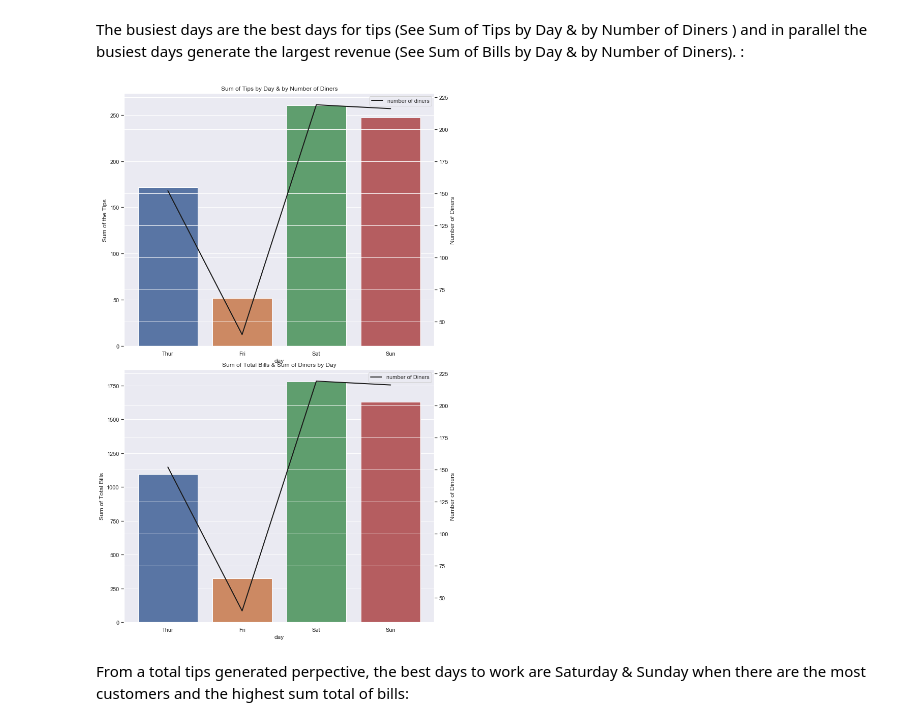
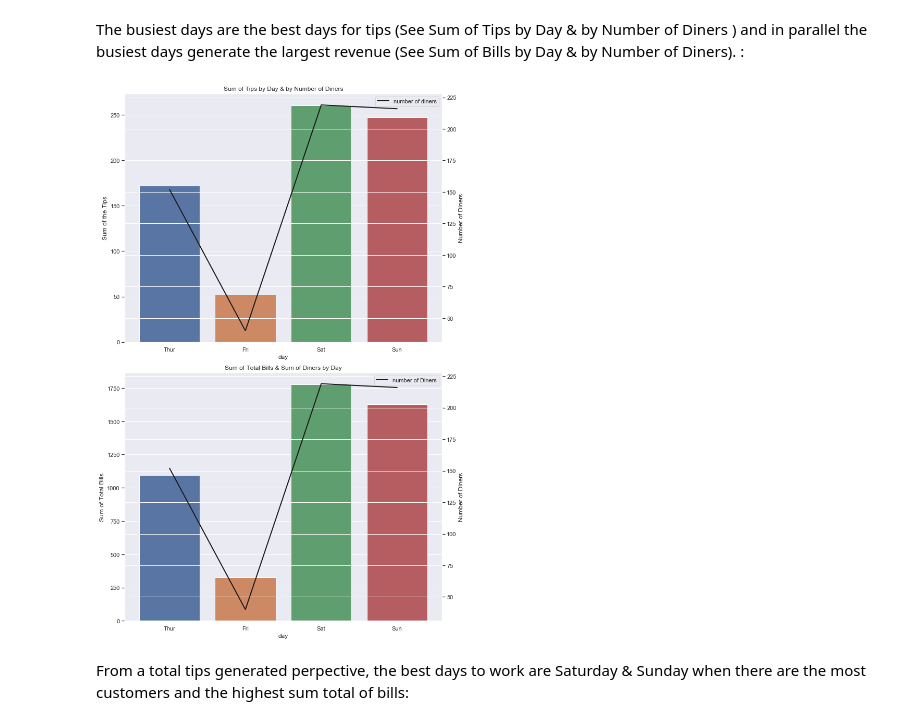
Before and after one commit to fionaoriordan/52446_19_tips, a Jupyter notebook: tips_notebook.ipynb, the cells around one changed output. Saved outputs shown, nothing was run; the diff lists cells and outputs as text; code cells hidden in the pictures.

Commit message:
fixing titles & overlap in Sum of Total Bills & Sum of Diners by Day

```diff
--- a/tips_notebook.ipynb
+++ b/tips_notebook.ipynb
@@ -224,7 +224,6 @@ df_3 = df.groupby(['day'])['total_bill'].sum().reset_index()
 plt.figure(1)
 #create a second subplot
 plt.subplot(212)
-axc.set_title('Sum of Bills by Day & by Number of Diners')
 #create a bar plot for df_grp2 .i.e. plot sum of the tips on y axis 2 by day
 # Create barplot with the sum of the tips by day.
 axc = sns.barplot(x='day', y='total_bill',
@@ -233,40 +232,41 @@ axc = sns.barplot(x='day', y='total_bill',
                   )
 #  set the y label for axa plot
 axc.set(ylabel='Sum of Total Bills')
+
 # Adapted from : https://stackoverflow.com/a/47592107
 #df_grp2 and df_grp3 plots share the same x axis but different y axis.
 axd = axc.twinx()
 #create a line plot for df_gp1 .i.e. plot sum of the tips on y axis 1 by day
 axd = sns.lineplot(x = "day", y = "size", color="k", linewidth=2,
                    label = 'number of Diners',
                    #ci=None, estimator=sum,
                    data = df_grp4)
 
 axd.set(ylabel='Number of Diners')
 # create a twin plot of ax1 and called it ax2
 axd.title.set_text('Sum of Total Bills & Sum of Diners by Day')
 
 
 
-
+plt.tight_layout()
 
 #tidy up the display
 plt.show()
 
 #TO DO ****************************
 # Create one output to show df_grp2 & df_grp4
 # ********************************************
 #print(df_3)
 #print(df_grp4)
 
 
 #TO DO ****************************
 # Create one output to show df_grp2 & df_grp4
 # ********************************************
 #print(df_grp2)
 #print(df_grp4)
 # %% [output]
-[figure, old version]
+[figure, new version]
 # %% [markdown]
 From a total tips generated perpective, the best days to work are Saturday & Sunday when there are the most customers and the highest sum total of bills:
 # %%
```
Also changed, not shown: parts of 15 cells of this notebook.
